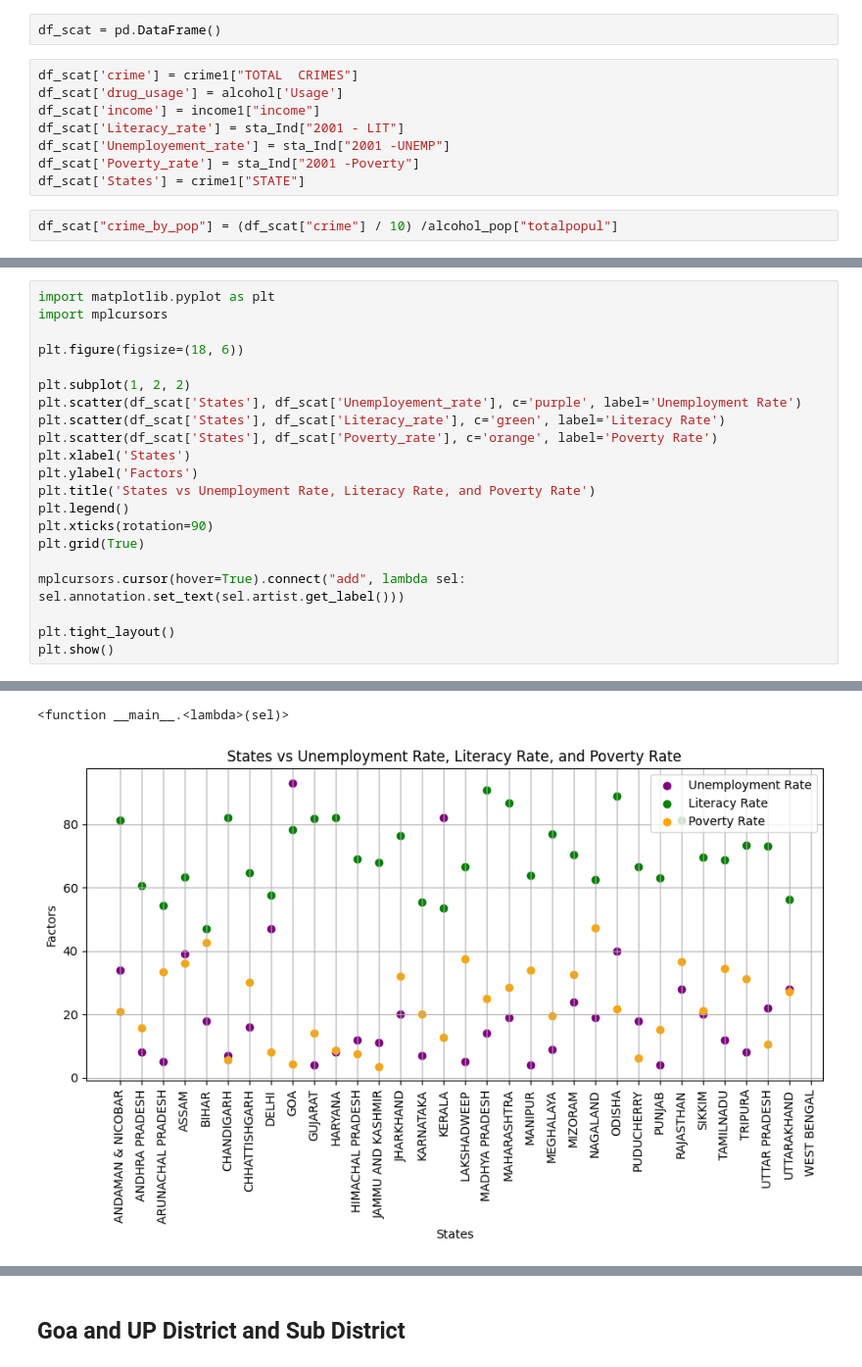
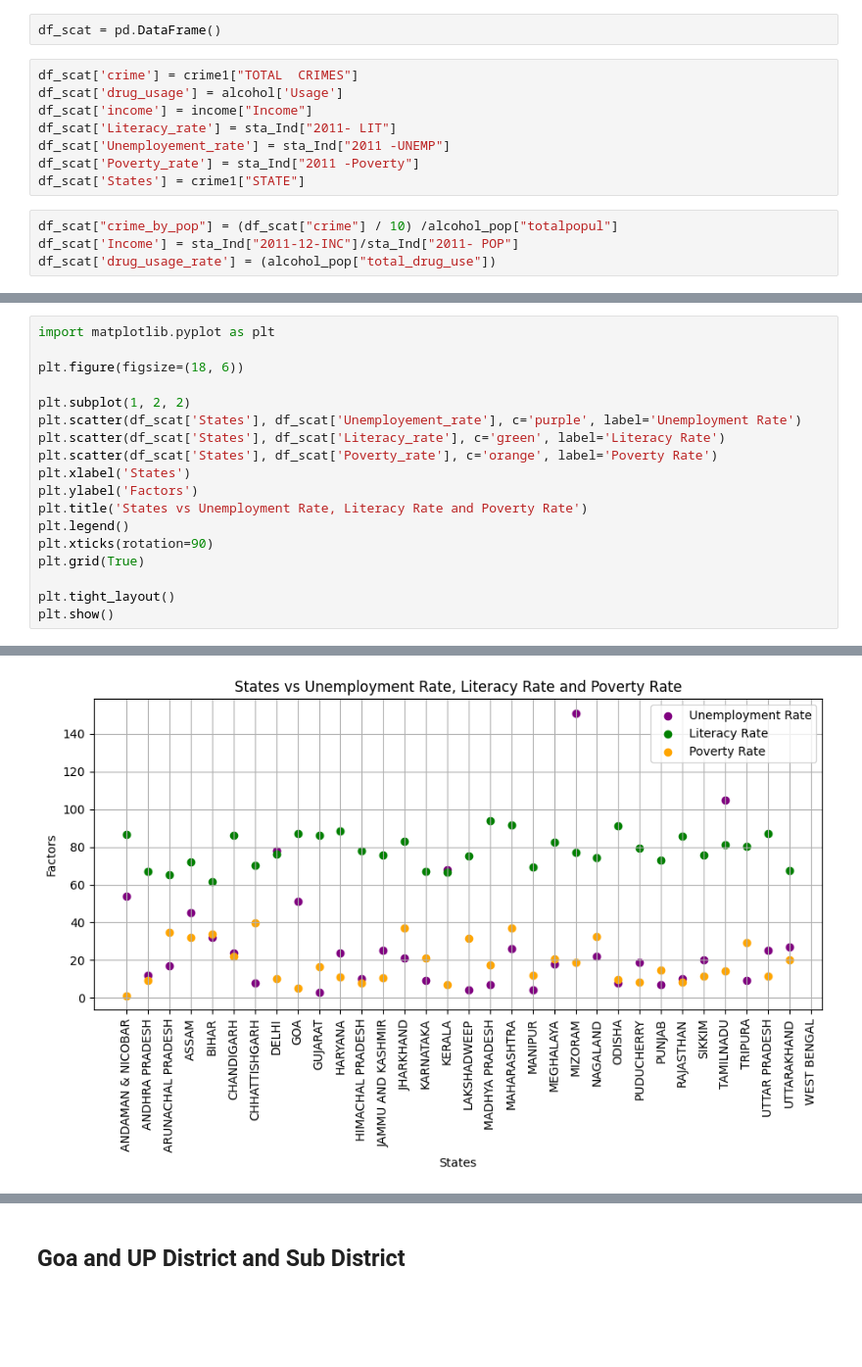
Before and after one commit to HarshGujarathi7/GISTEST, a Jupyter notebook: ps4.ipynb, the cells around one changed output, grey strips where cells are left out. Shown at 98% size. Cells and saved outputs as stored; diff of their text form; blank space fills up the shorter version.

```diff
--- a/ps4.ipynb
+++ b/ps4.ipynb
@@ -1640,13 +1668,15 @@ df_scat = pd.DataFrame()
 # %%
 df_scat['crime'] = crime1["TOTAL  CRIMES"]
 df_scat['drug_usage'] = alcohol['Usage']
-df_scat['income'] = income1["income"]
-df_scat['Literacy_rate'] = sta_Ind["2001 - LIT"]
-df_scat['Unemployement_rate'] = sta_Ind["2001 -UNEMP"]
-df_scat['Poverty_rate'] = sta_Ind["2001 -Poverty"]
+df_scat['income'] = income["Income"]
+df_scat['Literacy_rate'] = sta_Ind["2011- LIT"]
+df_scat['Unemployement_rate'] = sta_Ind["2011 -UNEMP"]
+df_scat['Poverty_rate'] = sta_Ind["2011 -Poverty"]
 df_scat['States'] = crime1["STATE"]
 # %%
 df_scat["crime_by_pop"] = (df_scat["crime"] / 10) /alcohol_pop["totalpopul"]
+df_scat['Income'] = sta_Ind["2011-12-INC"]/sta_Ind["2011- POP"]
+df_scat['drug_usage_rate'] = (alcohol_pop["total_drug_use"])
 # %%
 df_scat.columns
 # %% [output]
@@ -1681,6 +1691,5 @@ Successfully installed mplcursors-0.5.2
 # %%
 import matplotlib.pyplot as plt
-import mplcursors
 
 plt.figure(figsize=(18, 6))
 
@@ -1690,13 +1699,11 @@ plt.scatter(df_scat['States'], df_scat['Literacy_rate'], c='green', label='Liter
 plt.scatter(df_scat['States'], df_scat['Poverty_rate'], c='orange', label='Poverty Rate')
 plt.xlabel('States')
 plt.ylabel('Factors')
-plt.title('States vs Unemployment Rate, Literacy Rate, and Poverty Rate')
+plt.title('States vs Unemployment Rate, Literacy Rate and Poverty Rate')
 plt.legend()
 plt.xticks(rotation=90)
 plt.grid(True)
 
-mplcursors.cursor(hover=True).connect("add", lambda sel: sel.annotation.set_text(sel.artist.get_label()))
-
 plt.tight_layout()
 plt.show()
 # %% [output]
@@ -1711,20 +1718,19 @@ Text(0.5, 1.0, 'States vs Unemployment Rate, Literacy Rate, and Poverty Rate')
 <matplotlib.legend.Legend at 0x...>
 ([0,
   1,
   2,
   3,
   4,
   5,
   6,
   7,
   8,
   9,
   10,
   11,
 ... (56 lines left out)
   Text(32, 0, 'WEST BENGAL'),
   Text(33, 0, 'DAMAN AND DIU AND DADRA AND NAGAR HAVELI'),
   Text(34, 0, 'TELENGANA'),
   Text(35, 0, 'LADAKH')])
-<function __main__.<lambda>(sel)>
-[figure, old version]
+[figure, new version]
```
Also changed, not shown: parts of 24 cells of this notebook.
